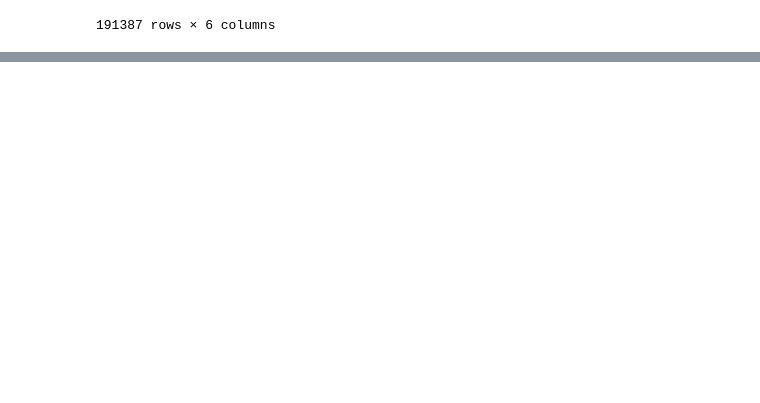
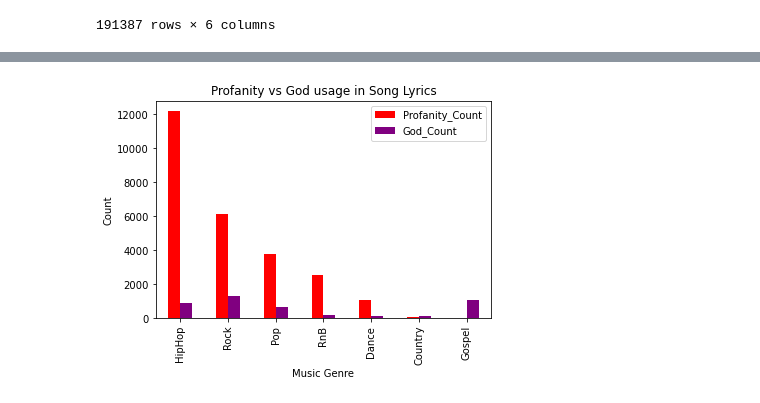
Before and after one commit to AnthonyRoccoFrank/Project-2, a Jupyter notebook: songs.ipynb, the cells around one changed output, grey strips where cells are left out. Saved outputs shown, nothing was run; the diff lists cells and outputs as text; code cells hidden in the pictures; blank space fills up the shorter version.

```diff
--- a/songs.ipynb
+++ b/songs.ipynb
@@ -160,0 +262,4 @@ english_songs['Lyric'].str.contains('shit').sum()
+# %%
+profanity_vs_god = pd.merge(profanity_counts, god_counts, on='Genre')
+profanity_vs_god.rename(columns = {'Count_x':'Profanity_Count', 'Count_y':'God_Count'}, inplace = True)
+profanity_vs_god
@@ -160,0 +276,10 @@ english_songs['Lyric'].str.contains('shit').sum()
+# %%
+profanity_vs_god.plot(kind = 'bar',
+                                xlabel="Music Genre",
+                                ylabel="Count",
+                                use_index=True,
+                                color=['red', 'purple'])
+plot.title("Profanity vs God usage in Song Lyrics")
+plot.show()
+# %% [output]
+[figure, added]
```
Also changed, not shown: parts of 11 cells of this notebook.
